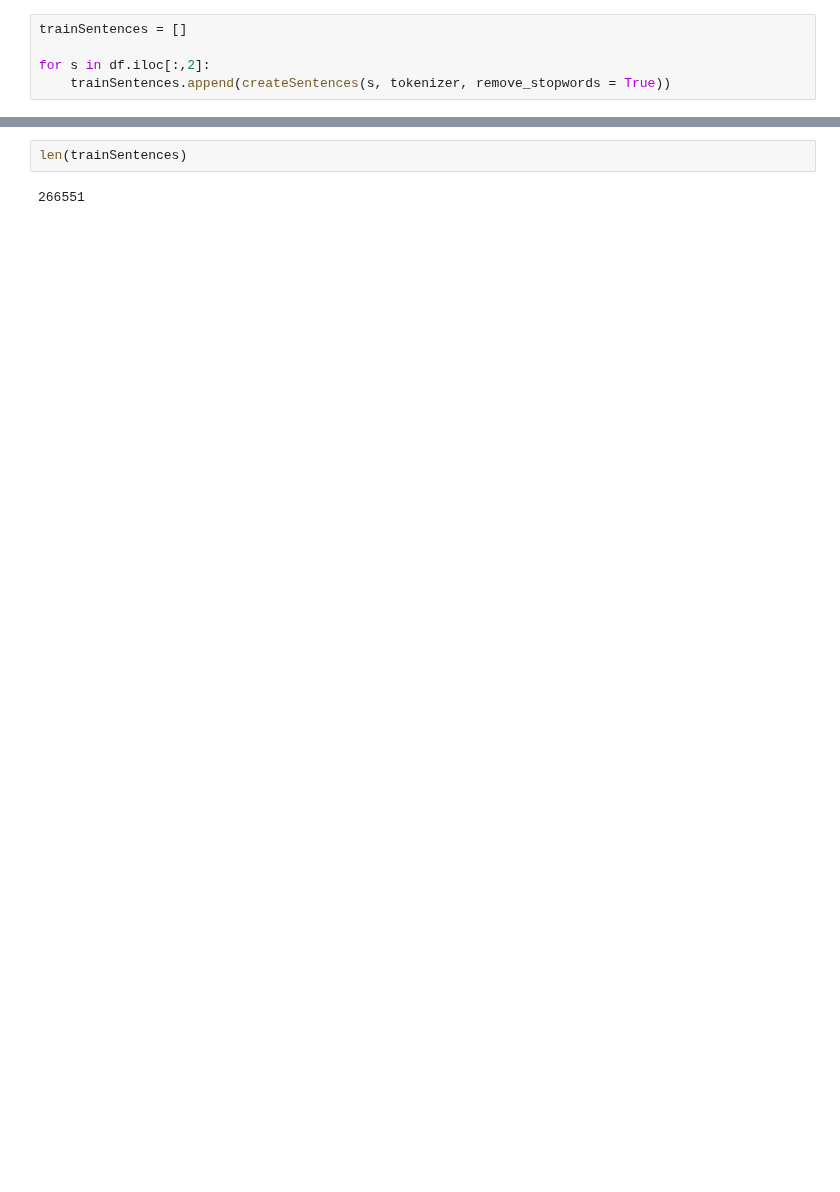
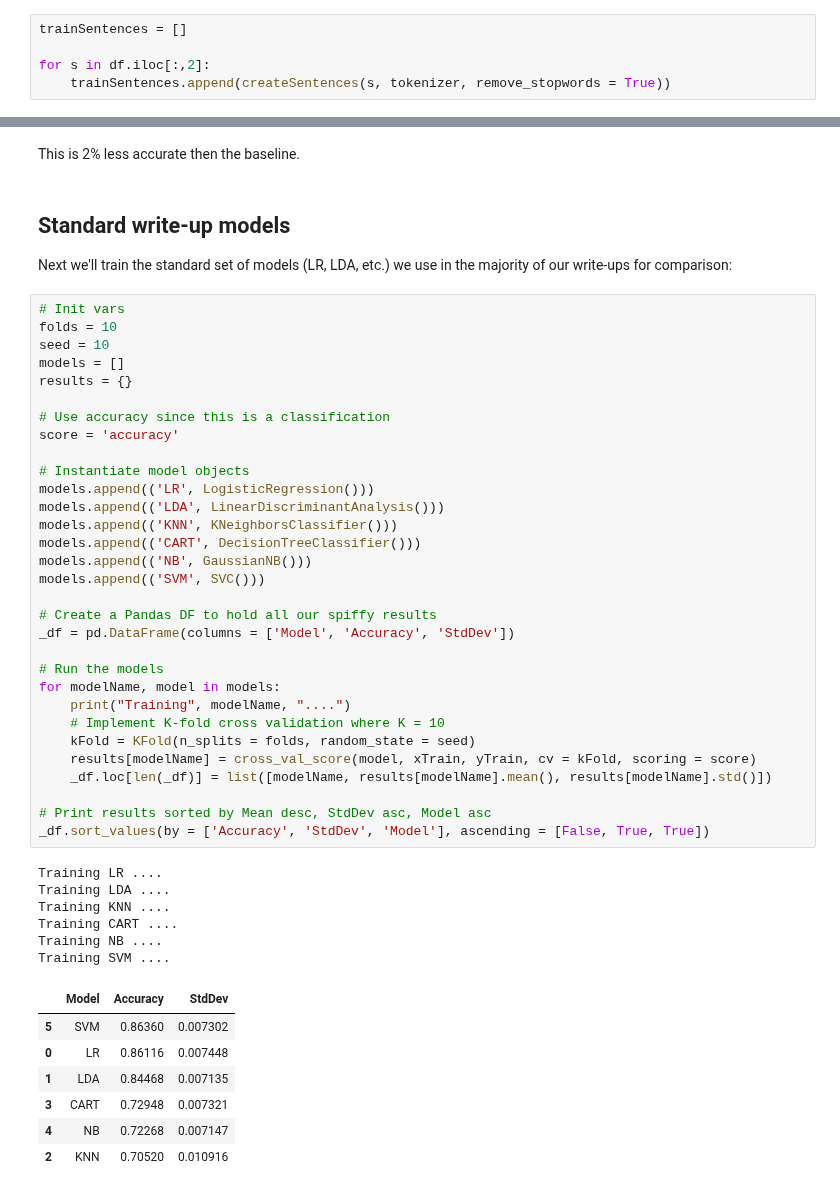
Before and after one commit to nrasch/Portfolio, a Jupyter notebook: Machine-Learning/Python/04-Classic-Datasets/Model-06.p3.ipynb, the cells around one changed output, grey strips where cells are left out. Saved outputs shown, nothing was run; the diff lists cells and outputs as text; blank space fills up the shorter version.

```diff
--- a/Machine-Learning/Python/04-Classic-Datasets/Model-06.p3.ipynb
+++ b/Machine-Learning/Python/04-Classic-Datasets/Model-06.p3.ipynb
@@ -755,4 +544,51 @@ counter
-# %%
-len(trainSentences)
-# %% [output]
-266551
+# %% [markdown]
+This is 2% less accurate then the baseline.
+# %% [markdown]
+## Standard write-up models
+
+Next we'll train the standard set of models (LR, LDA, etc.) we use in the majority of our write-ups for comparison:
+# %%
+# Init vars
+folds = 10
+seed = 10
+models = []
+results = {}
+
+# Use accuracy since this is a classification
+score = 'accuracy'
+
+# Instantiate model objects
+models.append(('LR', LogisticRegression()))
+models.append(('LDA', LinearDiscriminantAnalysis()))
+models.append(('KNN', KNeighborsClassifier()))
+models.append(('CART', DecisionTreeClassifier()))
+models.append(('NB', GaussianNB()))
+models.append(('SVM', SVC()))
+
+# Create a Pandas DF to hold all our spiffy results
+_df = pd.DataFrame(columns = ['Model', 'Accuracy', 'StdDev'])
+
+# Run the models
+for modelName, model in models:
+    print("Training", modelName, "....")
+    # Implement K-fold cross validation where K = 10
+    kFold = KFold(n_splits = folds, random_state = seed)
+    results[modelName] = cross_val_score(model, xTrain, yTrain, cv = kFold, scoring = score)
+    _df.loc[len(_df)] = list([modelName, results[modelName].mean(), results[modelName].std()])
+
+# Print results sorted by Mean desc, StdDev asc, Model asc
+_df.sort_values(by = ['Accuracy', 'StdDev', 'Model'], ascending = [False, True, True])
+# %% [output]
+Training LR ....
+Training LDA ....
+Training KNN ....
+Training CART ....
+Training NB ....
+Training SVM ....
+|  | Model | Accuracy | StdDev |
+| 5 | SVM | 0.86360 | 0.007302 |
+| 0 | LR | 0.86116 | 0.007448 |
+| 1 | LDA | 0.84468 | 0.007135 |
+| 3 | CART | 0.72948 | 0.007321 |
+| 4 | NB | 0.72268 | 0.007147 |
+| 2 | KNN | 0.70520 | 0.010916 |
```
Also changed, not shown: parts of 83 cells of this notebook, 2 other files.
